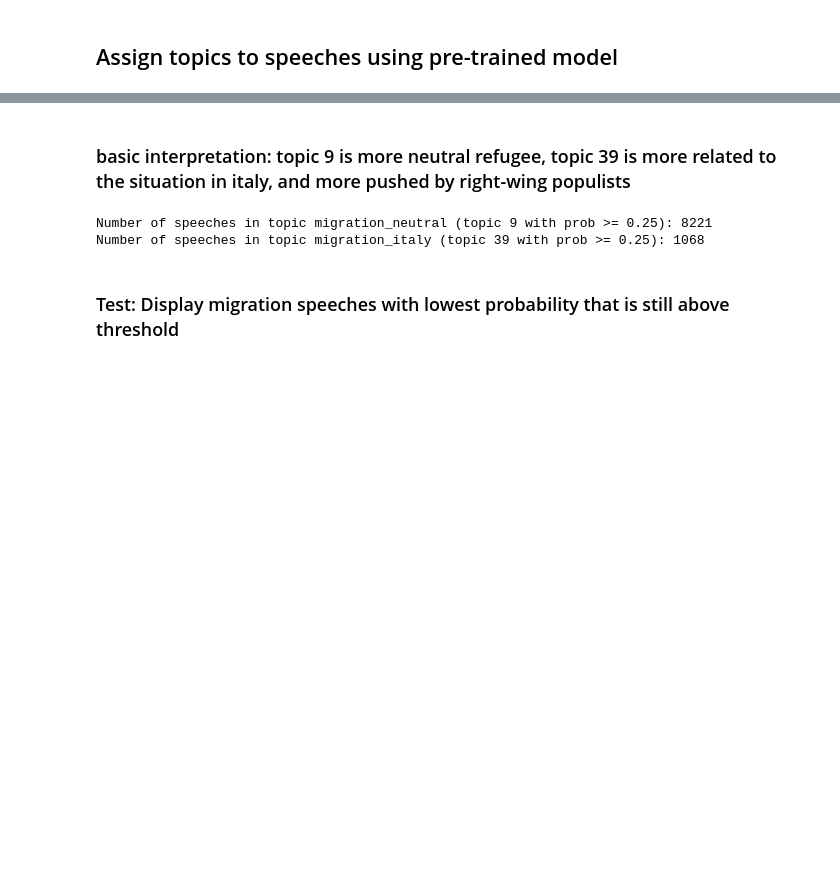
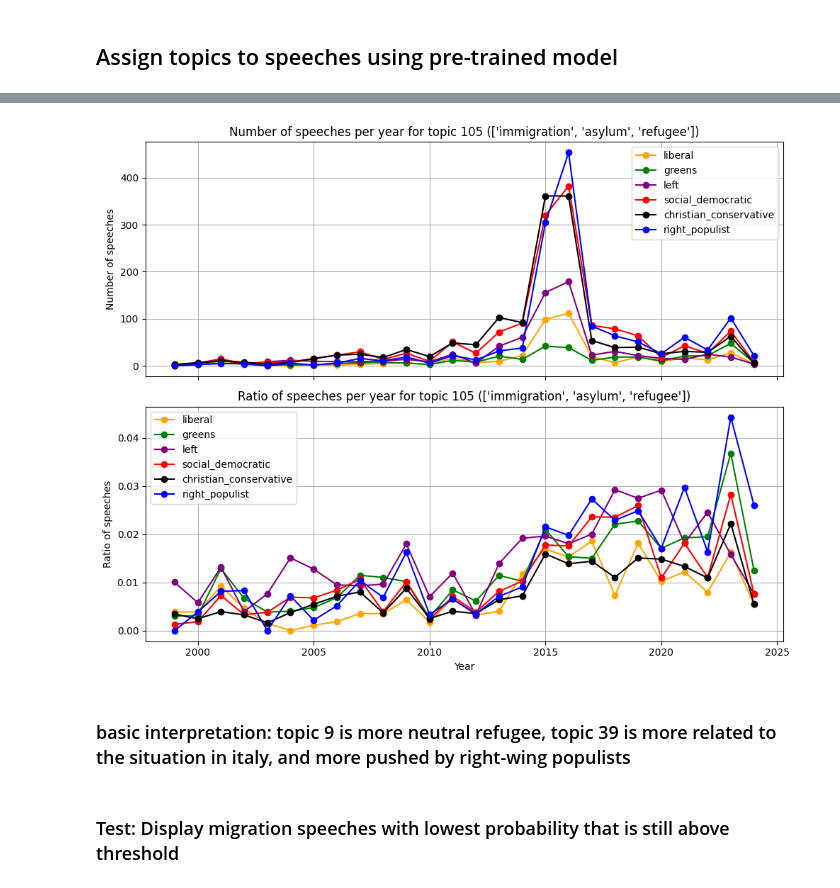
Before and after one commit to derkleinejakob/dataliteracy25, a Jupyter notebook: filter_data.ipynb, the cells around one changed output, grey strips where cells are left out. Drawn from its saved outputs; the diff is of its cells as text; code cells hidden in the pictures; blank space fills up the shorter version.

Commit message:
tried out different lda-numbers

```diff
--- a/filter_data.ipynb
+++ b/filter_data.ipynb
@@ -237,9 +223,15 @@ df_topics = df_topics[~df_topics["party"].isin(["NI", "TGI"])]
 # %%
-# return first 10 words for topic 9 and 39 and their probabilities
-for topic_id in [9, 39]:
-    topic_terms = model.get_topic_terms(topicid=topic_id, topn=10)
-    terms_with_words = [(dictionary[id], prob) for id, prob in topic_terms]
-    print(f"Topic {topic_id} terms:")
-    for word, prob in terms_with_words:
-        print(f"  {word}: {prob:.4f}")
+# return first 10 words and their probabilities for topic of interest
+topic_terms = model.get_topic_terms(topicid=topic_id, topn=10)
+terms_with_words = [(dictionary[id], prob) for id, prob in topic_terms]
+print(f"Topic {topic_id} terms:")
+for word, prob in terms_with_words:
+    print(f"  {word}: {prob:.4f}")
+# save first three words
+first_3_words = [dictionary[id] for id, prob in topic_terms[:3]]
+
+# set up dataset with only speeches related to that topic
+prob_threshold = 0.25
+df_selected_topic = df_topics[df_topics[f"topic_{topic_id}"] >= prob_threshold]
+print(f"Number of speeches in topic {topic_id} ({first_3_words}) with prob >= {prob_threshold}): {df_selected_topic.shape[0]}")
 # %% [output]
@@ -263,17 +316,42 @@ Topic 39 terms:
+# %%
+# plots: number and ratio of speeches per year and party block
+party_blocks = df_selected_topic['party_block'].unique()
+years = sorted(df_selected_topic['year'].unique())
+fig, (ax1, ax2) = plt.subplots(2, 1, figsize=(10, 8), sharex=True)
+for party_block in party_blocks:
+    counts_per_year = []
+    normalized_counts_per_year = []
+    for year in years:
+        count = df_selected_topic[(df_selected_topic['party_block'] == party_block) & (df_selected_topic['year'] == year)].shape[0]
+        counts_per_year.append(count)
+        total_count = df_topics[(df_topics['party_block'] == party_block) & (df_topics['year'] == year)].shape[0]
+        normalized_count = count / total_count if total_count > 0 else 0
+        normalized_counts_per_year.append(normalized_count)
+    ax1.plot(years, counts_per_year, label=party_block, marker='o', color=party_block_colors.get(party_block))
+    ax2.plot(years, normalized_counts_per_year, label=party_block, marker='o', color=party_block_colors.get(party_block))
+ax1.set_title(f"Number of speeches per year for topic {topic_id} ({first_3_words})")
+ax1.set_ylabel("Number of speeches")
+ax1.legend()
+ax2.set_title(f"Ratio of speeches per year for topic {topic_id} ({first_3_words})")
+ax2.set_ylabel("Ratio of speeches")
+ax2.set_xlabel("Year")
+ax2.legend()
+ax1.grid(True)
+ax2.grid(True)
+plt.tight_layout()
+plt.show()
+# %% [output]
+[figure, added]
 # %% [markdown]
 ### basic interpretation: topic 9 is more neutral refugee, topic 39 is more related to the situation in italy, and more pushed by right-wing populists
 # %%
-# get migration dataset
-topic_id_migration_neutral = 9
-topic_id_migration_italy = 39
-prob_threshold = 0.25
-df_migration_neutral = df_topics[df_topics[f"topic_{topic_id_migration_neutral}"] >= prob_threshold]
-print(f"Number of speeches in topic migration_neutral (topic {topic_id_migration_neutral} with prob >= {prob_threshold}): {df_migration_neutral.shape[0]}")
-df_migration_italy = df_topics[df_topics[f"topic_{topic_id_migration_italy}"] >= prob_threshold]
-print(f"Number of speeches in topic migration_italy (topic {topic_id_migration_italy} with prob >= {prob_threshold}): {df_migration_italy.shape[0]}")
+# # get migration dataset
+# topic_id_migration_neutral = 8
+# topic_id_migration_italy = 39
+# df_migration_neutral = df_topics[df_topics[f"topic_{topic_id_migration_neutral}"] >= prob_threshold]
+# print(f"Number of speeches in topic migration_neutral (topic {topic_id_migration_neutral} with prob >= {prob_threshold}): {df_migration_neutral.shape[0]}")
+# df_migration_italy = df_topics[df_topics[f"topic_{topic_id_migration_italy}"] >= prob_threshold]
+# print(f"Number of speeches in topic migration_italy (topic {topic_id_migration_italy} with prob >= {prob_threshold}): {df_migration_italy.shape[0]}")
-# %% [output]
-Number of speeches in topic migration_neutral (topic 9 with prob >= 0.25): 8221
-Number of speeches in topic migration_italy (topic 39 with prob >= 0.25): 1068
 # %% [markdown]
 ### Test: Display migration speeches with lowest probability that is still above threshold
 # %%
```
Also changed, not shown: parts of 22 cells of this notebook, 2 other files.
